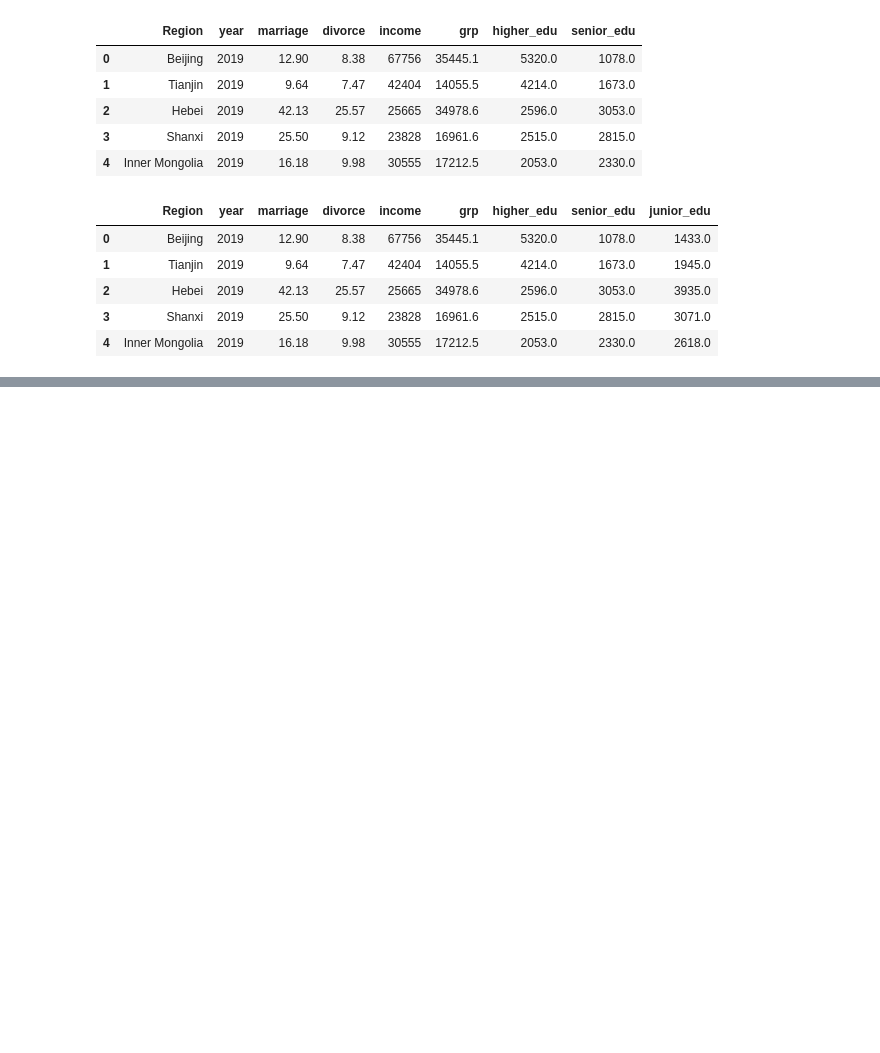
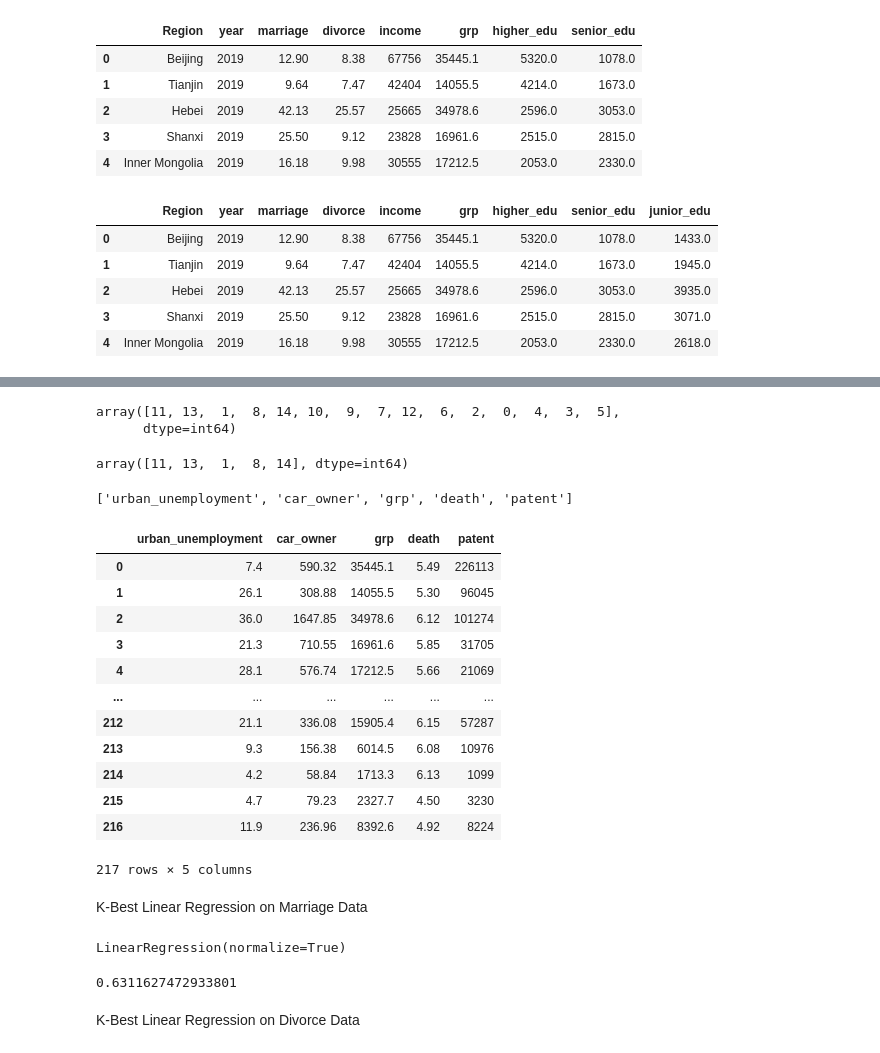
Before and after one commit to mexiliang/umich-591, a Jupyter notebook: Scatterplot.ipynb, the cells around one changed output, grey strips where cells are left out. Cells and saved outputs as stored; diff of their text form; code cells hidden in the pictures; blank space fills up the shorter version.

```diff
--- a/Scatterplot.ipynb
+++ b/Scatterplot.ipynb
@@ -823,0 +1112,38 @@ merged_df.to_csv('data/merged_data.csv', index=False)
+# %%
+divorce_sorted_scores = np.argsort(-divorce_fs.scores_)
+divorce_sorted_scores
+# %% [output]
+array([11, 13,  1,  8, 14, 10,  9,  7, 12,  6,  2,  0,  4,  3,  5],
+      dtype=int64)
+# %%
+# select columns indexes that exist in both before and after fitting
+# those are the columns we will keep since they are more important to our data analysis
+divorce_cols = divorce_sorted_scores[:k]
+divorce_cols
+# %% [output]
+array([11, 13,  1,  8, 14], dtype=int64)
+# %%
+# get the column names from the column indexes
+divorce_selected_vars = [explanatory_vars[col] for col in divorce_cols]
+divorce_selected_vars
+# %% [output]
+['urban_unemployment', 'car_owner', 'grp', 'death', 'patent']
+# %%
+X_new_divorce = X[divorce_selected_vars]
+X_new_divorce
+# %% [output]
+|  | urban_unemployment | car_owner | grp | death | patent |
+| 0 | 7.4 | 590.32 | 35445.1 | 5.49 | 226113 |
+| 1 | 26.1 | 308.88 | 14055.5 | 5.30 | 96045 |
+| 2 | 36.0 | 1647.85 | 34978.6 | 6.12 | 101274 |
+| 3 | 21.3 | 710.55 | 16961.6 | 5.85 | 31705 |
+| 4 | 28.1 | 576.74 | 17212.5 | 5.66 | 21069 |
+| ... | ... | ... | ... | ... | ... |
+| 212 | 21.1 | 336.08 | 15905.4 | 6.15 | 57287 |
+| 213 | 9.3 | 156.38 | 6014.5 | 6.08 | 10976 |
+| 214 | 4.2 | 58.84 | 1713.3 | 6.13 | 1099 |
+| 215 | 4.7 | 79.23 | 2327.7 | 4.50 | 3230 |
+| 216 | 11.9 | 236.96 | 8392.6 | 4.92 | 8224 |
+217 rows × 5 columns
+# %% [markdown]
+K-Best Linear Regression on Marriage Data
@@ -823,0 +1153,11 @@ merged_df.to_csv('data/merged_data.csv', index=False)
+# %%
+marriage_lr_clf = LinearRegression(fit_intercept=True, normalize=True, copy_X=True)
+marriage_lr_clf.fit(marriage_X_train, marriage_y_train)
+# %% [output]
+LinearRegression(normalize=True)
+# %%
+marriage_lr_clf.score(marriage_X_test, marriage_y_test)
+# %% [output]
+0.6311627472933801
+# %% [markdown]
+K-Best Linear Regression on Divorce Data
```
Also changed, not shown: parts of 49 cells of this notebook.
